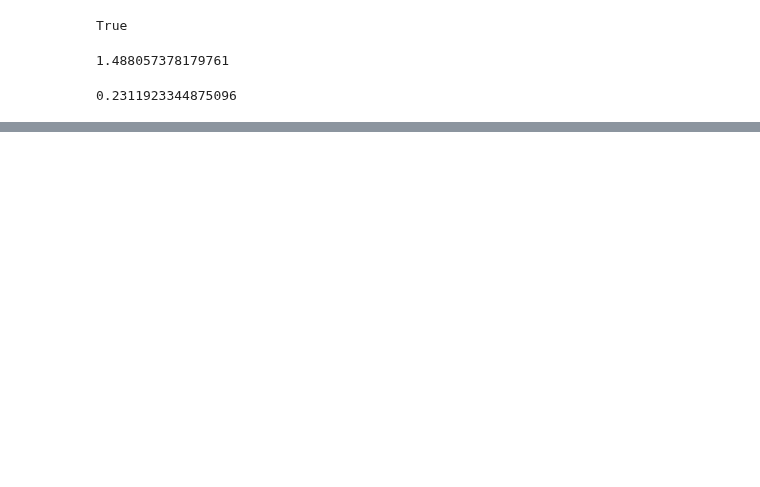
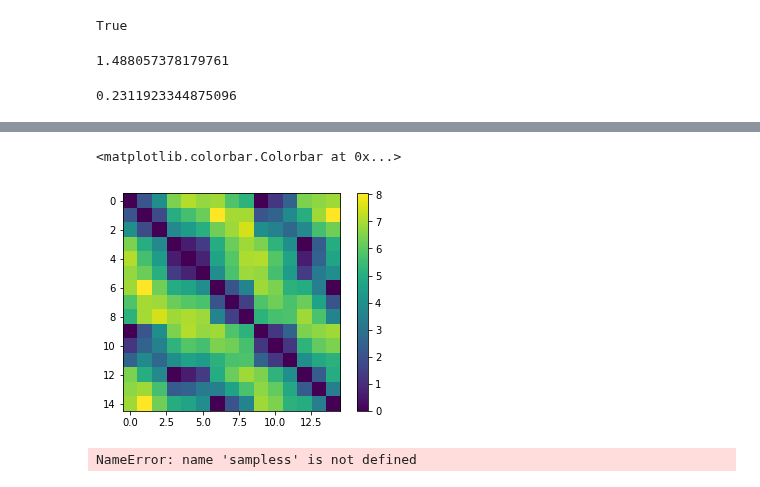
Before and after one commit to fdtomasi/regain, a Jupyter notebook: notebooks/graph-clustering/Cluster-based data generation.ipynb, the cells around one changed output, grey strips where cells are left out. Saved outputs shown, nothing was run; the diff lists cells and outputs as text; code cells hidden in the pictures; blank space fills up the shorter version.

```diff
--- a/notebooks/graph-clustering/Cluster-based data generation.ipynb
+++ b/notebooks/graph-clustering/Cluster-based data generation.ipynb
@@ -88,0 +152,20 @@ matrix([[ 0.        , -0.21823748,  0.        ,  0.        ,  0.        ,
+# %%
+from regain.norm import l1_norm
+distances = np.zeros((15,15))
+for i, t in enumerate(thetas):
+    for j, t1 in enumerate(thetas):
+        distances[i,j] = l1_norm(t-t1)
+# %%
+plt.imshow(distances)
+plt.colorbar()
+# %% [output]
+<matplotlib.colorbar.Colorbar at 0x...>
+[figure, added]
+# %%
+X = samples[0]
+y = np.zeros(samples[0].shape[0])
+for i, s in enumerate(sampless[1:]):
+    X = np.vstack((X, s))
+    y = np.hstack((y, np.ones(s.shape[0])*(i+1)))
+# %% [output]
+NameError: name 'sampless' is not defined
```
Also changed, not shown: parts of 13 cells of this notebook, 1 other file.
